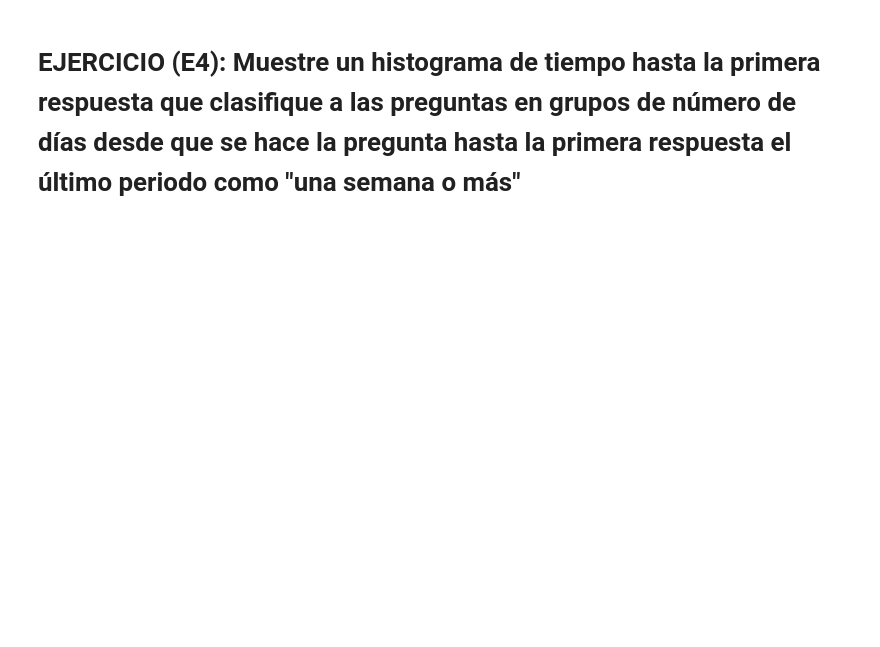
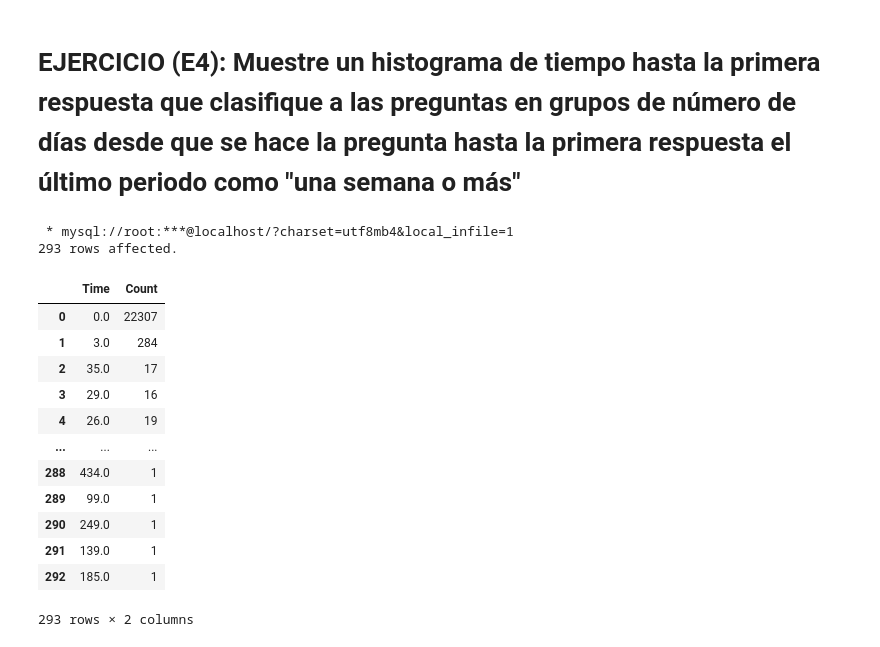
Before and after one commit to alvumu/BDGE, a Jupyter notebook: sql/sesion2.ipynb, the cells around one changed output. Drawn from its saved outputs; the diff is of its cells as text; code cells hidden in the pictures; blank space fills up the shorter version.

```diff
--- a/sql/sesion2.ipynb
+++ b/sql/sesion2.ipynb
@@ -1009,2 +960,27 @@ FROM tablaauxaceptadas;
 # %% [markdown]
 # EJERCICIO (E4): Muestre un histograma de tiempo hasta la primera respuesta que clasifique a las preguntas en grupos de número de días desde que se hace la pregunta hasta la primera respuesta el último periodo como "una semana o más"
+# %%
+%%sql
+SELECT
+    TIMESTAMPDIFF(DAY, CreationDate,AvgTimeToFirstAnswer) as Time,
+    COUNT(*) AS Count
+FROM
+    tablaaux
+GROUP BY
+    Time;
+# %% [output]
+ * mysql://root:***@localhost/?charset=utf8mb4&local_infile=1
+293 rows affected.
+|  | Time | Count |
+| 0 | 0.0 | 22307 |
+| 1 | 3.0 | 284 |
+| 2 | 35.0 | 17 |
+| 3 | 29.0 | 16 |
+| 4 | 26.0 | 19 |
+| ... | ... | ... |
+| 288 | 434.0 | 1 |
+| 289 | 99.0 | 1 |
+| 290 | 249.0 | 1 |
+| 291 | 139.0 | 1 |
+| 292 | 185.0 | 1 |
+293 rows × 2 columns
```
Also changed, not shown: parts of 21 cells of this notebook.
